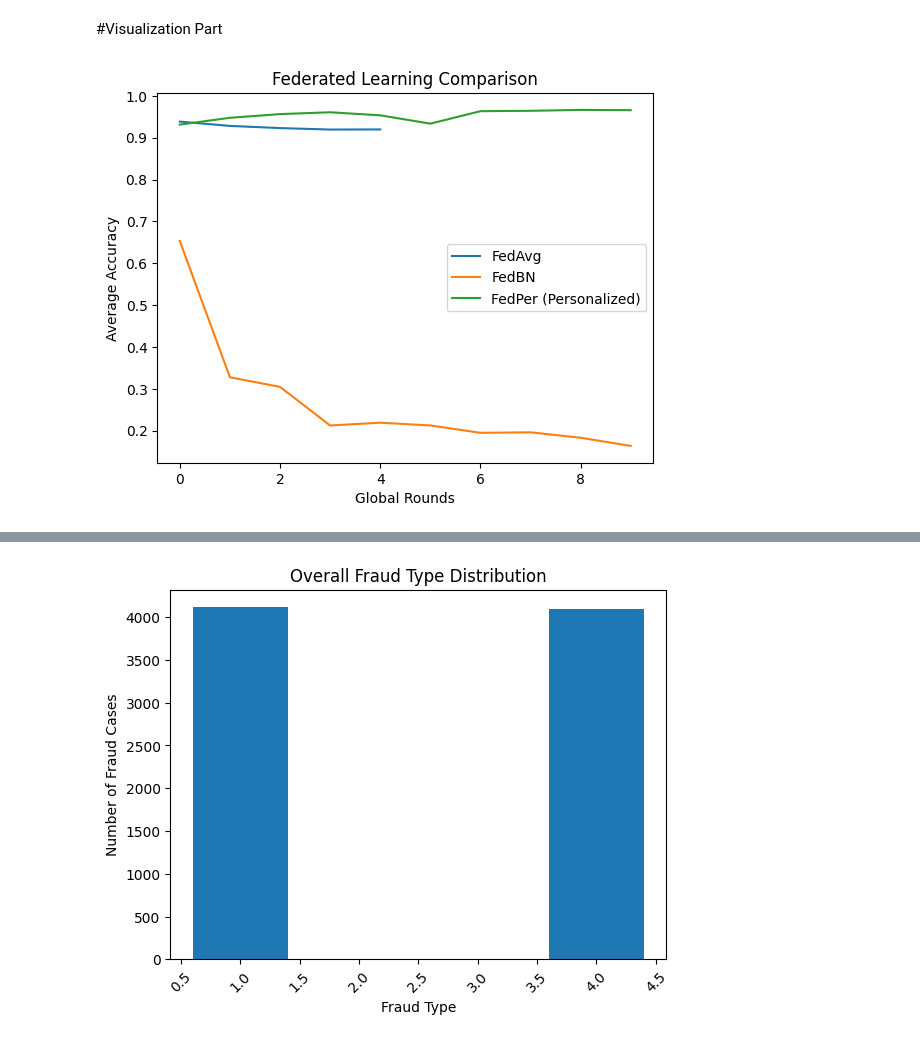
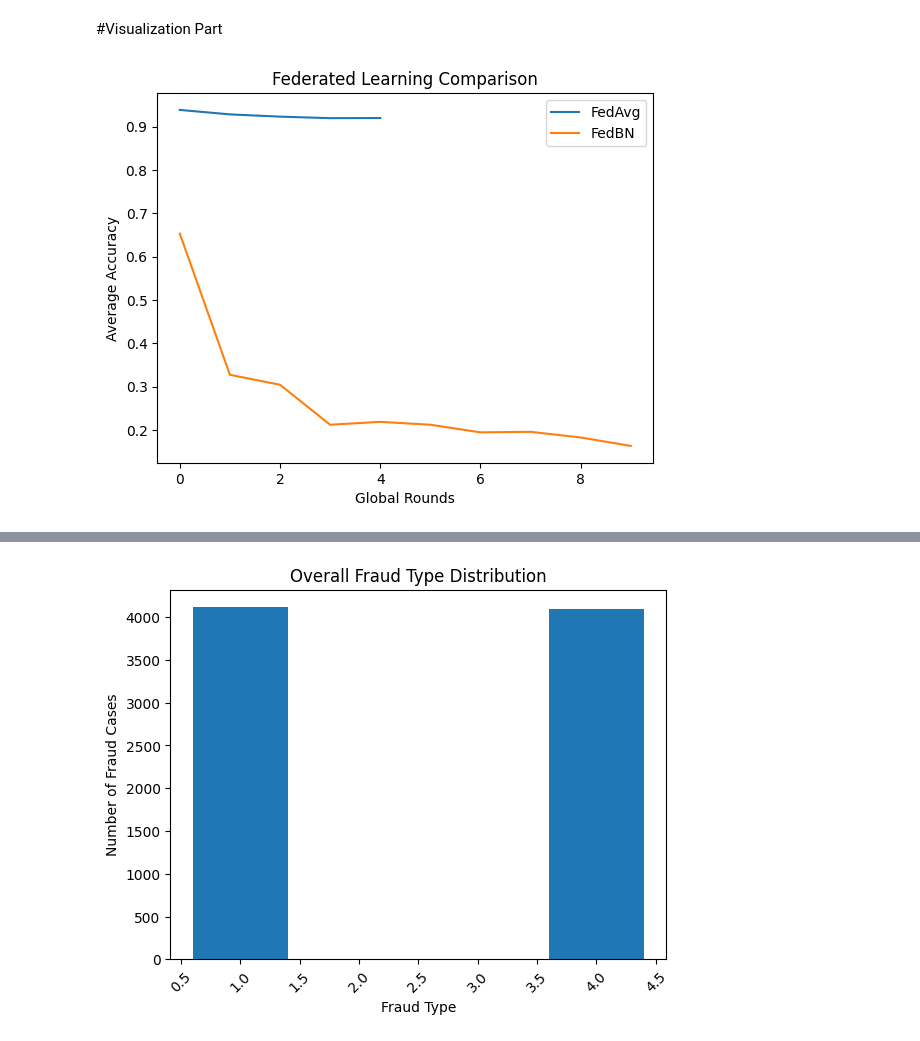
Before and after one commit to ThisumiWijesinghe/Fraud-Detection-with-Federated-Learning, a Jupyter notebook: Fed_L_gemini.ipynb, the cells around one changed output, grey strips where cells are left out. Drawn from its saved outputs; the diff is of its cells as text; code cells hidden in the pictures.

```diff
--- a/Fed_L_gemini.ipynb
+++ b/Fed_L_gemini.ipynb
@@ -426,29 +417,28 @@ Average Accuracy: 0.9657
 # %%
 import matplotlib.pyplot as plt
 
 # Extracted average accuracies from FedAvg training loop output (cell -f7zhTSgxueF)
 fedavg_acc = [0.9384, 0.9281, 0.9229, 0.9194, 0.9197]
 
 # Extracted average accuracies from FedBN training loop output (cell _VTLrvVLzgOH)
 fedbn_acc = [0.6530, 0.3276, 0.3046, 0.2124, 0.2191, 0.2125, 0.1949, 0.1961, 0.1831, 0.1636]
 
-# Extracted average accuracies from Personalized training loop output (cell n3FA-DONzwX0)
-fedper_acc = [0.9312, 0.9475, 0.9563, 0.9607, 0.9534, 0.9335, 0.9633, 0.9642, 0.9663, 0.9657]
+
 
 plt.figure()
 
 plt.plot(fedavg_acc, label="FedAvg")
 plt.plot(fedbn_acc, label="FedBN")
-plt.plot(fedper_acc, label="FedPer (Personalized)")
+
 
 plt.xlabel("Global Rounds")
 plt.ylabel("Average Accuracy")
 plt.title("Federated Learning Comparison")
 plt.legend()
 
 plt.show()
 # %% [output]
-[figure, old version]
+[figure, new version]
 # %%
 import matplotlib.pyplot as plt
 import numpy as np
```
Also changed, not shown: parts of 19 cells of this notebook.
